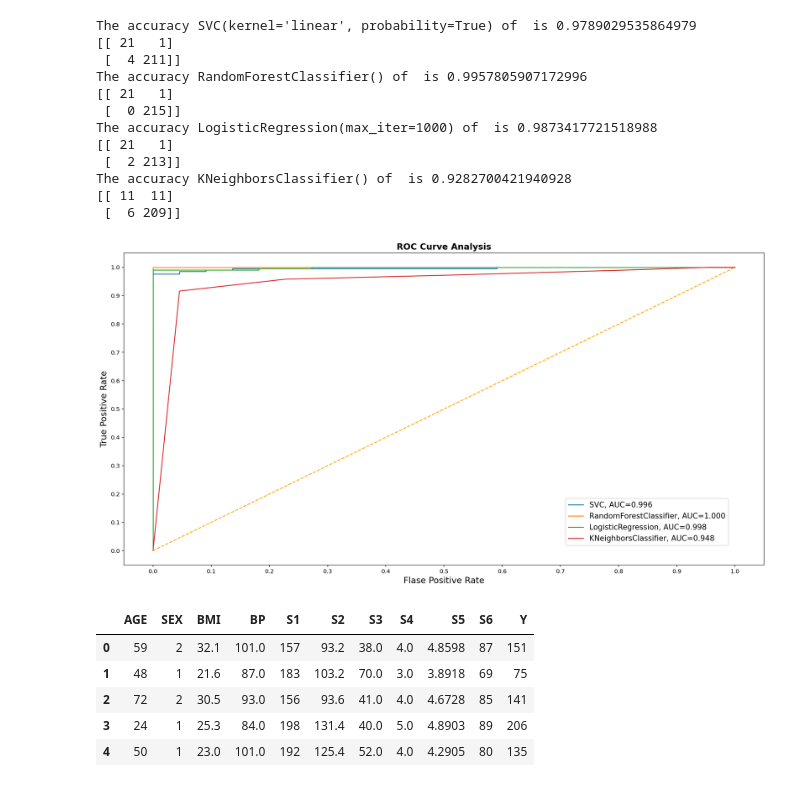
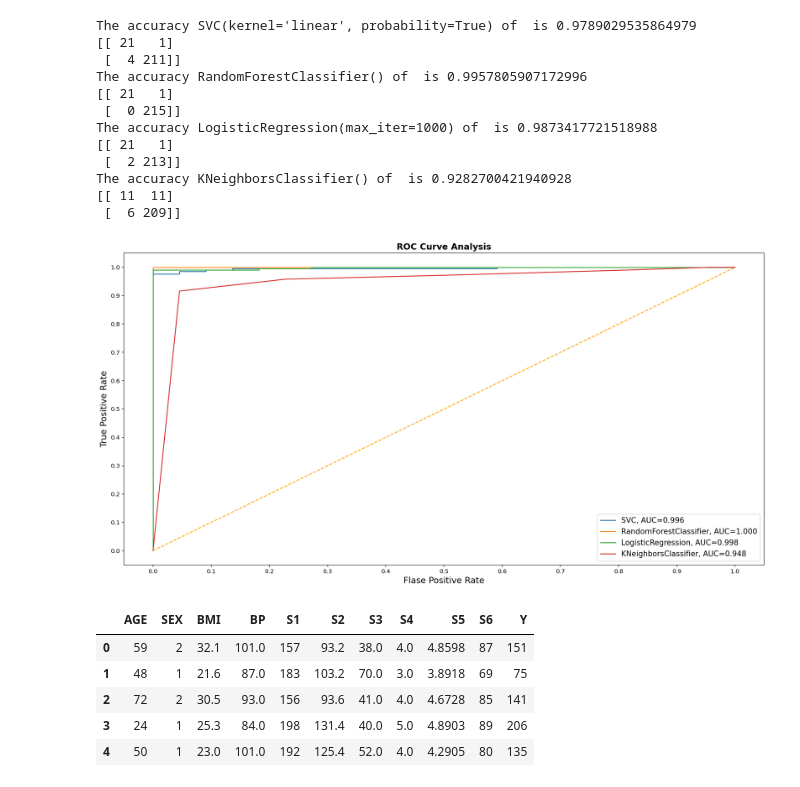
Before and after one commit to QizheCui/Diabetes-Squad, a Jupyter notebook: EDA/models_comparision.ipynb, the cells around one changed output. Saved outputs shown, nothing was run; the diff lists cells and outputs as text; code cells hidden in the pictures.

```diff
--- a/EDA/models_comparision.ipynb
+++ b/EDA/models_comparision.ipynb
@@ -85,26 +85,26 @@ result_table.set_index('classifiers', inplace=True)
 # %%
 fig = plt.figure(figsize=(20,10))
 from IPython.display import set_matplotlib_formats
 set_matplotlib_formats('retina', quality=100)
 
 for i in result_table.index:
     plt.plot(result_table.loc[i]['fpr'],
              result_table.loc[i]['tpr'],
              label="{}, AUC={:.3f}".format(i, result_table.loc[i]['auc']))
 
 plt.plot([0,1], [0,1], color='orange', linestyle='--')
 
 plt.xticks(np.arange(0.0, 1.1, step=0.1))
 plt.xlabel("Flase Positive Rate", fontsize=15)
 
 plt.yticks(np.arange(0.0, 1.1, step=0.1))
 plt.ylabel("True Positive Rate", fontsize=15)
 
 plt.title('ROC Curve Analysis', fontweight='bold', fontsize=15)
-plt.legend(prop={'size':13}, loc='lower right', bbox_to_anchor=(0.95,0.05))
+plt.legend(prop={'size':13}, loc='lower right')
 plt.show()
 # %% [output]
-[figure, old version]
+[figure, new version]
 # %%
 # test our model on external database
 url = "https://www4.stat.ncsu.edu/~boos/var.select/diabetes.tab.txt"
```
Also changed, not shown: parts of 3 cells of this notebook.
